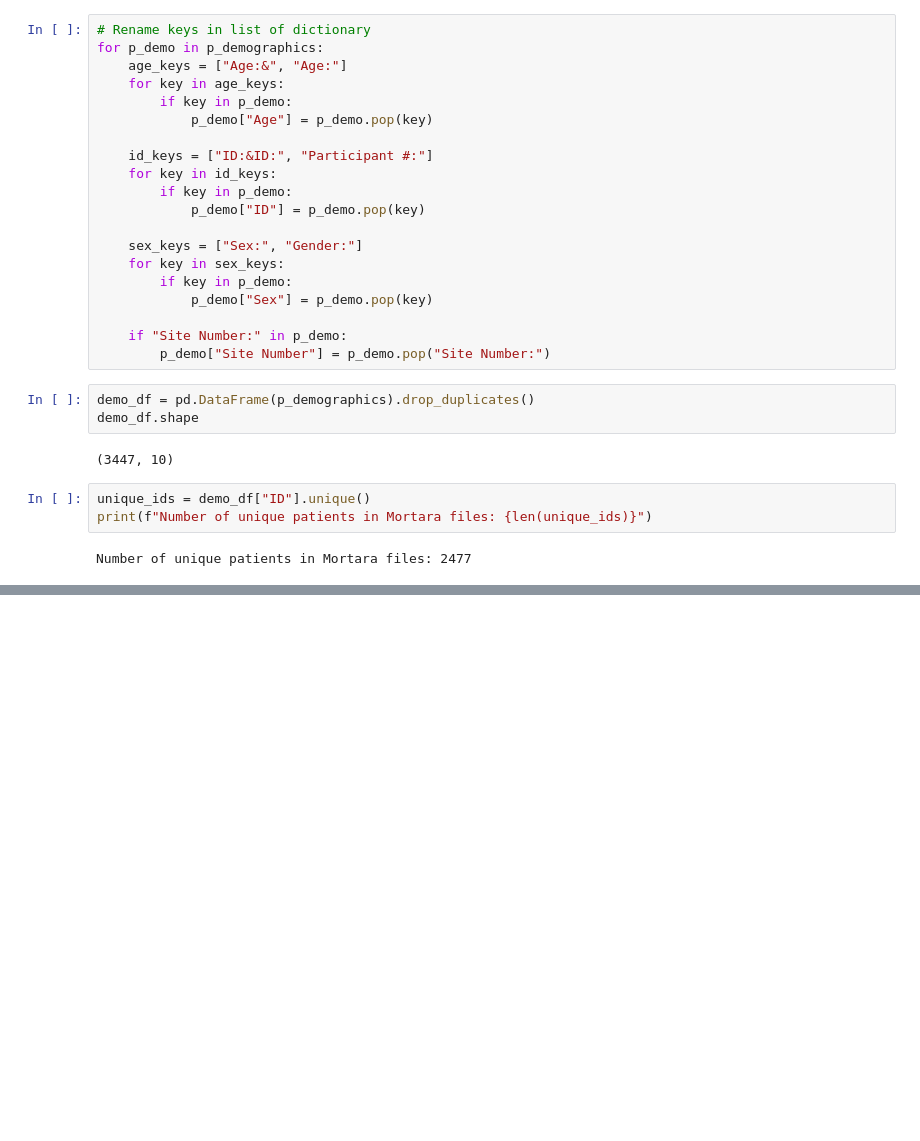
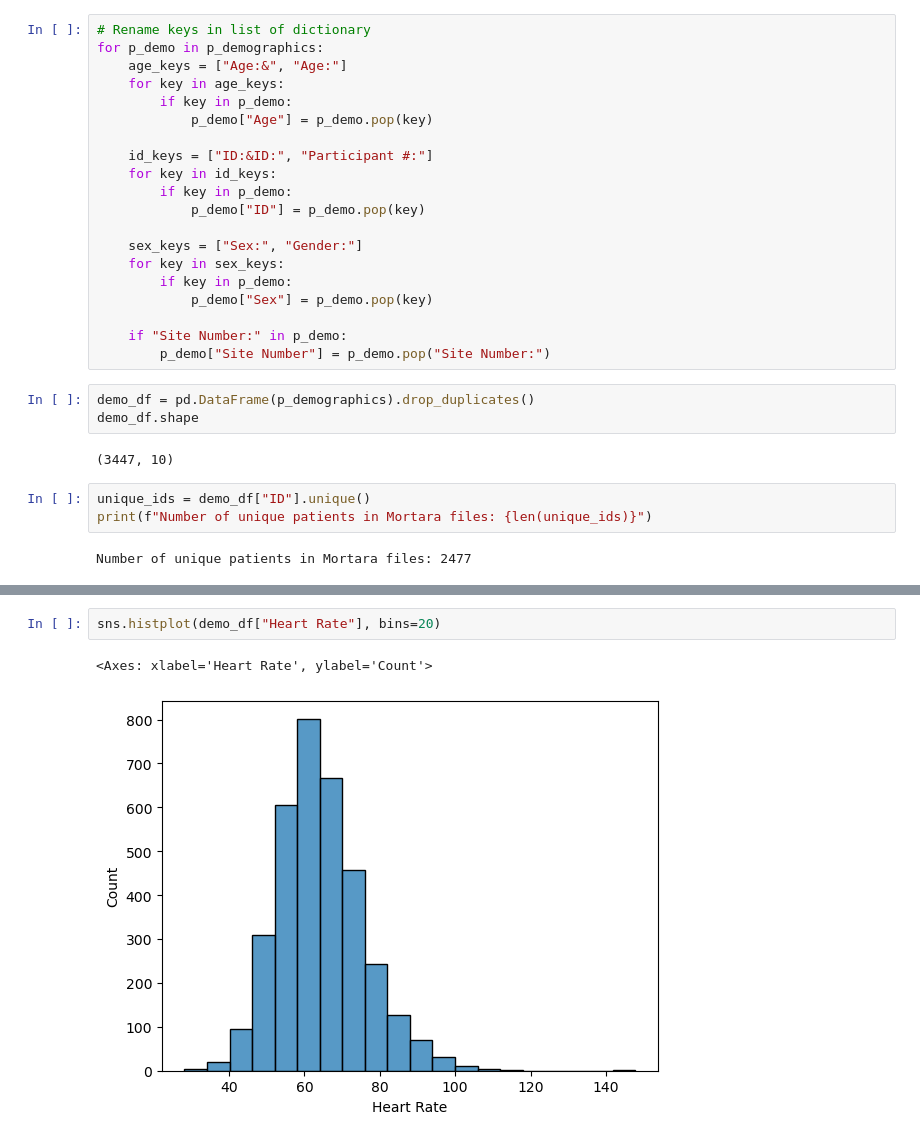
Before and after one commit to billchen0/pb-arrhythmia, a Jupyter notebook: demographics.ipynb, the cells around one changed output, grey strips where cells are left out. Drawn from its saved outputs; the diff is of its cells as text; blank space fills up the shorter version.

```diff
--- a/demographics.ipynb
+++ b/demographics.ipynb
@@ -72,0 +131,5 @@ demo_df.to_csv("metadata.csv", index=False)
+# %%
+sns.histplot(demo_df["Heart Rate"], bins=20)
+# %% [output]
+<Axes: xlabel='Heart Rate', ylabel='Count'>
+[figure, added]
```
Also changed, not shown: parts of 9 cells of this notebook, 2 other files.
